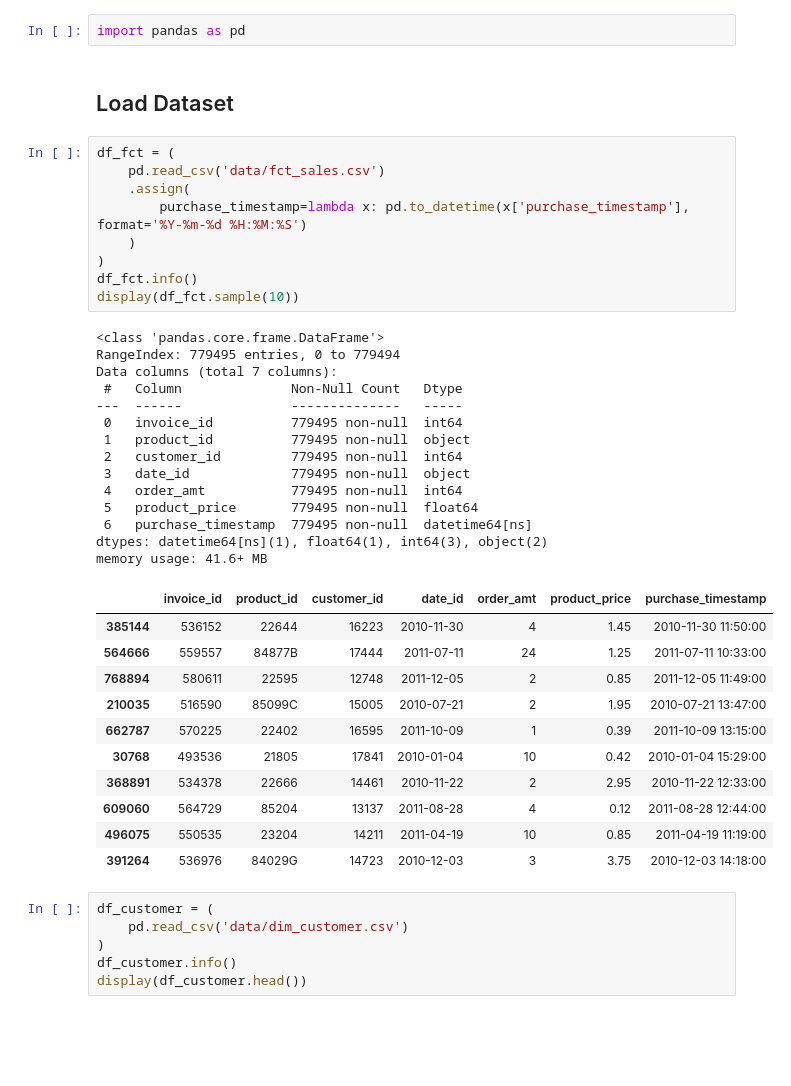
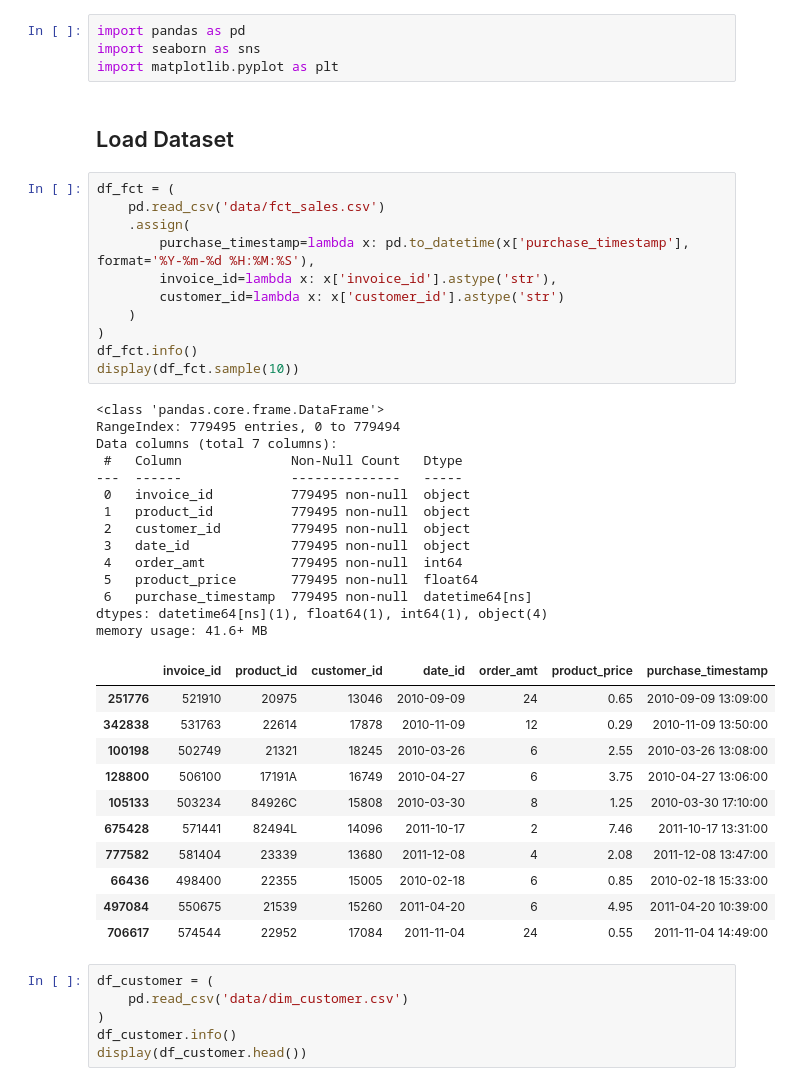
Before and after one commit to rbennum/retail-analytics-pipeline, a Jupyter notebook: analysis.ipynb, the cells around one changed output. Saved outputs shown, nothing was run; the diff lists cells and outputs as text; blank space fills up the shorter version.

```diff
--- a/analysis.ipynb
+++ b/analysis.ipynb
@@ -1,42 +1,46 @@
 # %%
 import pandas as pd
+import seaborn as sns
+import matplotlib.pyplot as plt
 # %% [markdown]
 ## Load Dataset
 # %%
 df_fct = (
     pd.read_csv('data/fct_sales.csv')
     .assign(
-        purchase_timestamp=lambda x: pd.to_datetime(x['purchase_timestamp'], format='%Y-%m-%d %H:%M:%S')
+        purchase_timestamp=lambda x: pd.to_datetime(x['purchase_timestamp'], format='%Y-%m-%d %H:%M:%S'),
+        invoice_id=lambda x: x['invoice_id'].astype('str'),
+        customer_id=lambda x: x['customer_id'].astype('str')
     )
 )
 df_fct.info()
 display(df_fct.sample(10))
 # %% [output]
 <class 'pandas.core.frame.DataFrame'>
 RangeIndex: 779495 entries, 0 to 779494
 Data columns (total 7 columns):
  #   Column              Non-Null Count   Dtype
 ---  ------              --------------   -----
- 0   invoice_id          779495 non-null  int64
+ 0   invoice_id          779495 non-null  object
  1   product_id          779495 non-null  object
- 2   customer_id         779495 non-null  int64
+ 2   customer_id         779495 non-null  object
  3   date_id             779495 non-null  object
  4   order_amt           779495 non-null  int64
  5   product_price       779495 non-null  float64
  6   purchase_timestamp  779495 non-null  datetime64[ns]
-dtypes: datetime64[ns](1), float64(1), int64(3), object(2)
+dtypes: datetime64[ns](1), float64(1), int64(1), object(4)
 memory usage: 41.6+ MB
 |  | invoice_id | product_id | customer_id | date_id | order_amt | product_price | purchase_timestamp |
-| 385144 | 536152 | 22644 | 16223 | 2010-11-30 | 4 | 1.45 | 2010-11-30 11:50:00 |
-| 564666 | 559557 | 84877B | 17444 | 2011-07-11 | 24 | 1.25 | 2011-07-11 10:33:00 |
-| 768894 | 580611 | 22595 | 12748 | 2011-12-05 | 2 | 0.85 | 2011-12-05 11:49:00 |
-| 210035 | 516590 | 85099C | 15005 | 2010-07-21 | 2 | 1.95 | 2010-07-21 13:47:00 |
-| 662787 | 570225 | 22402 | 16595 | 2011-10-09 | 1 | 0.39 | 2011-10-09 13:15:00 |
-| 30768 | 493536 | 21805 | 17841 | 2010-01-04 | 10 | 0.42 | 2010-01-04 15:29:00 |
-| 368891 | 534378 | 22666 | 14461 | 2010-11-22 | 2 | 2.95 | 2010-11-22 12:33:00 |
-| 609060 | 564729 | 85204 | 13137 | 2011-08-28 | 4 | 0.12 | 2011-08-28 12:44:00 |
-| 496075 | 550535 | 23204 | 14211 | 2011-04-19 | 10 | 0.85 | 2011-04-19 11:19:00 |
-| 391264 | 536976 | 84029G | 14723 | 2010-12-03 | 3 | 3.75 | 2010-12-03 14:18:00 |
+| 251776 | 521910 | 20975 | 13046 | 2010-09-09 | 24 | 0.65 | 2010-09-09 13:09:00 |
+| 342838 | 531763 | 22614 | 17878 | 2010-11-09 | 12 | 0.29 | 2010-11-09 13:50:00 |
+| 100198 | 502749 | 21321 | 18245 | 2010-03-26 | 6 | 2.55 | 2010-03-26 13:08:00 |
+| 128800 | 506100 | 17191A | 16749 | 2010-04-27 | 6 | 3.75 | 2010-04-27 13:06:00 |
+| 105133 | 503234 | 84926C | 15808 | 2010-03-30 | 8 | 1.25 | 2010-03-30 17:10:00 |
+| 675428 | 571441 | 82494L | 14096 | 2011-10-17 | 2 | 7.46 | 2011-10-17 13:31:00 |
+| 777582 | 581404 | 23339 | 13680 | 2011-12-08 | 4 | 2.08 | 2011-12-08 13:47:00 |
+| 66436 | 498400 | 22355 | 15005 | 2010-02-18 | 6 | 0.85 | 2010-02-18 15:33:00 |
+| 497084 | 550675 | 21539 | 15260 | 2011-04-20 | 6 | 4.95 | 2011-04-20 10:39:00 |
+| 706617 | 574544 | 22952 | 17084 | 2011-11-04 | 24 | 0.55 | 2011-11-04 14:49:00 |
 # %%
 df_customer = (
     pd.read_csv('data/dim_customer.csv')
```
Also changed, not shown: parts of 9 cells of this notebook.
